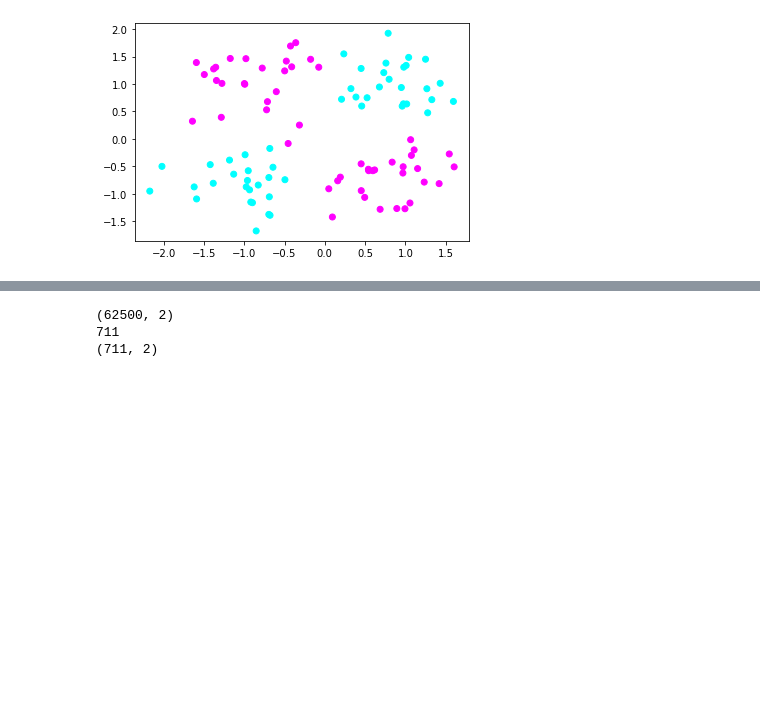
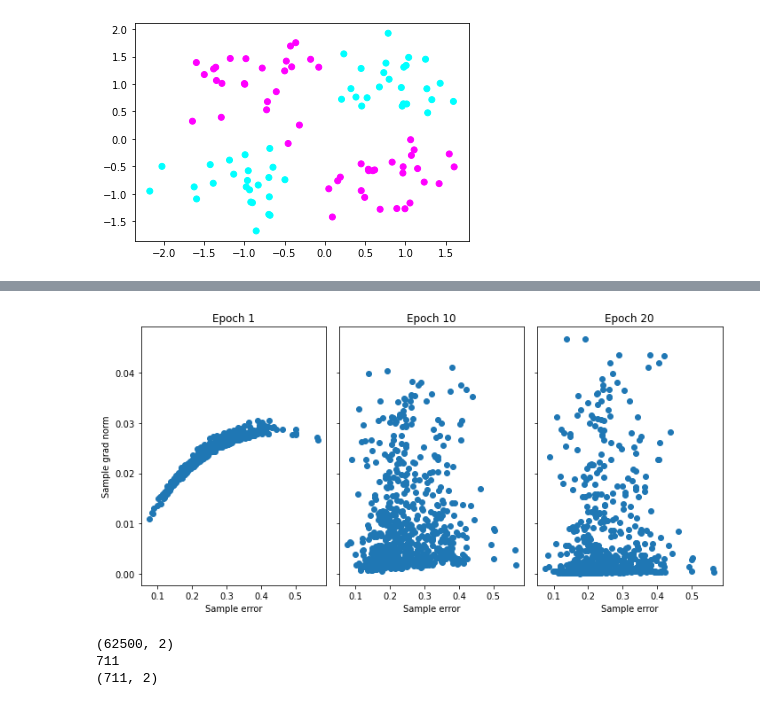
Before and after one commit to kaland313/vitmav45, a Jupyter notebook: 03/XOR-Numpy-backprop-gradnorm.ipynb, the cells around one changed output, grey strips where cells are left out. Drawn from its saved outputs; the diff is of its cells as text; code cells hidden in the pictures; blank space fills up the shorter version.

```diff
--- a/03/XOR-Numpy-backprop-gradnorm.ipynb
+++ b/03/XOR-Numpy-backprop-gradnorm.ipynb
@@ -296,3 +348,22 @@ learn(network, X, Y, valid_split, test_split)
+# %%
+# Gradnorm plot
+X_train = X[0:int(nb_samples * (1 - valid_split - test_split))]
+sample_d = distance_from_xor_centers(X_train)
+fig, axs = plt.subplots(1, 3, sharex=True, sharey=True,figsize=(10,5))
+axs[0].scatter(per_sample_errors[:, 0], per_sample_gradnorms[:, 0])
+axs[0].set_title("Epoch 1")
+axs[0].set_xlabel("Sample error")
+axs[0].set_ylabel("Sample grad norm")
+axs[1].scatter(per_sample_errors[:, 0], per_sample_gradnorms[:, 9])
+axs[1].set_title("Epoch 10")
+axs[1].set_xlabel("Sample error")
+axs[2].scatter(per_sample_errors[:, 0], per_sample_gradnorms[:, 19])
+axs[2].set_title("Epoch 20")
+axs[2].set_xlabel("Sample error")
+plt.tight_layout()
+plt.show()
+# %% [output]
+[figure, added]
 # %%
 # Döntési határ vizualizálása (decision boundary plot)
 res = 250
```
Also changed, not shown: parts of 6 cells of this notebook, 1 other file.
